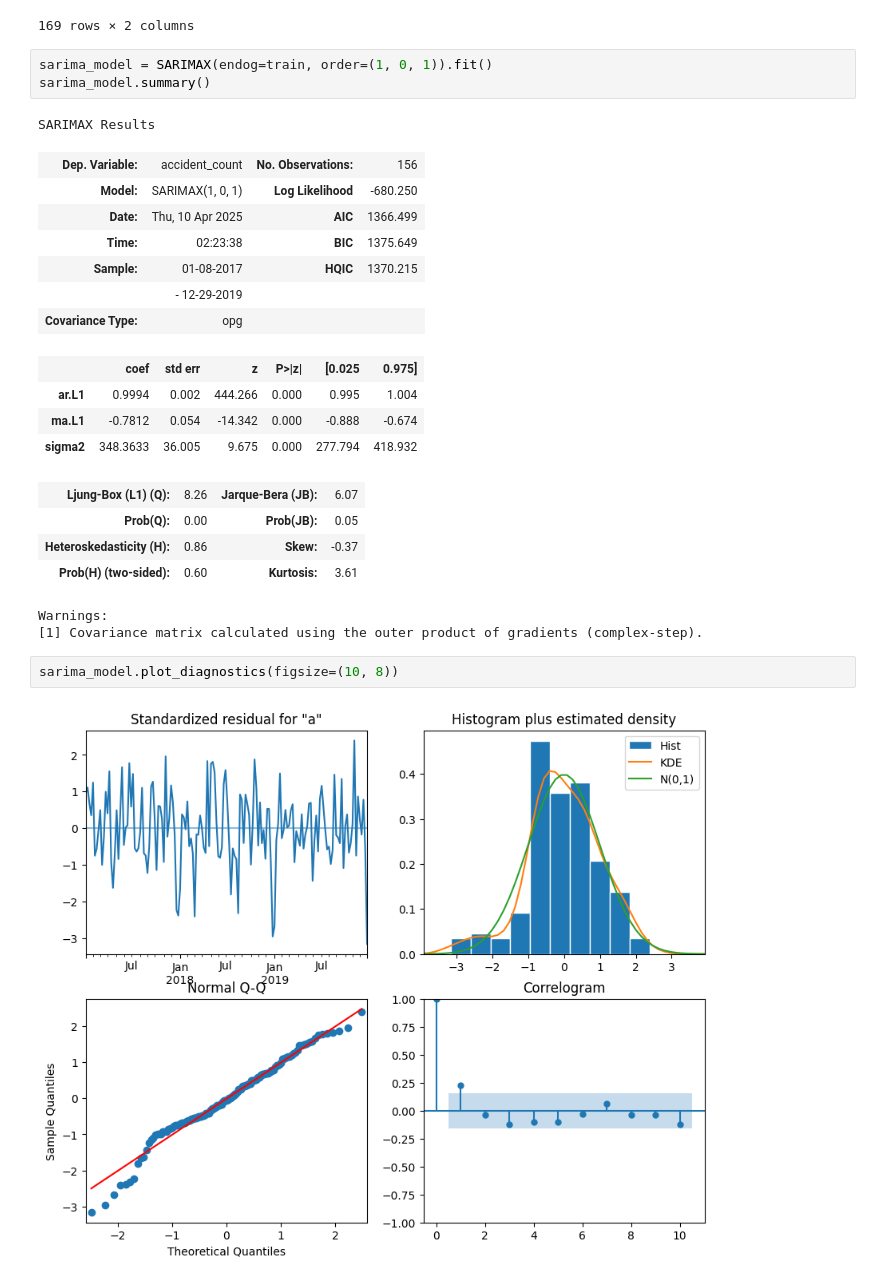
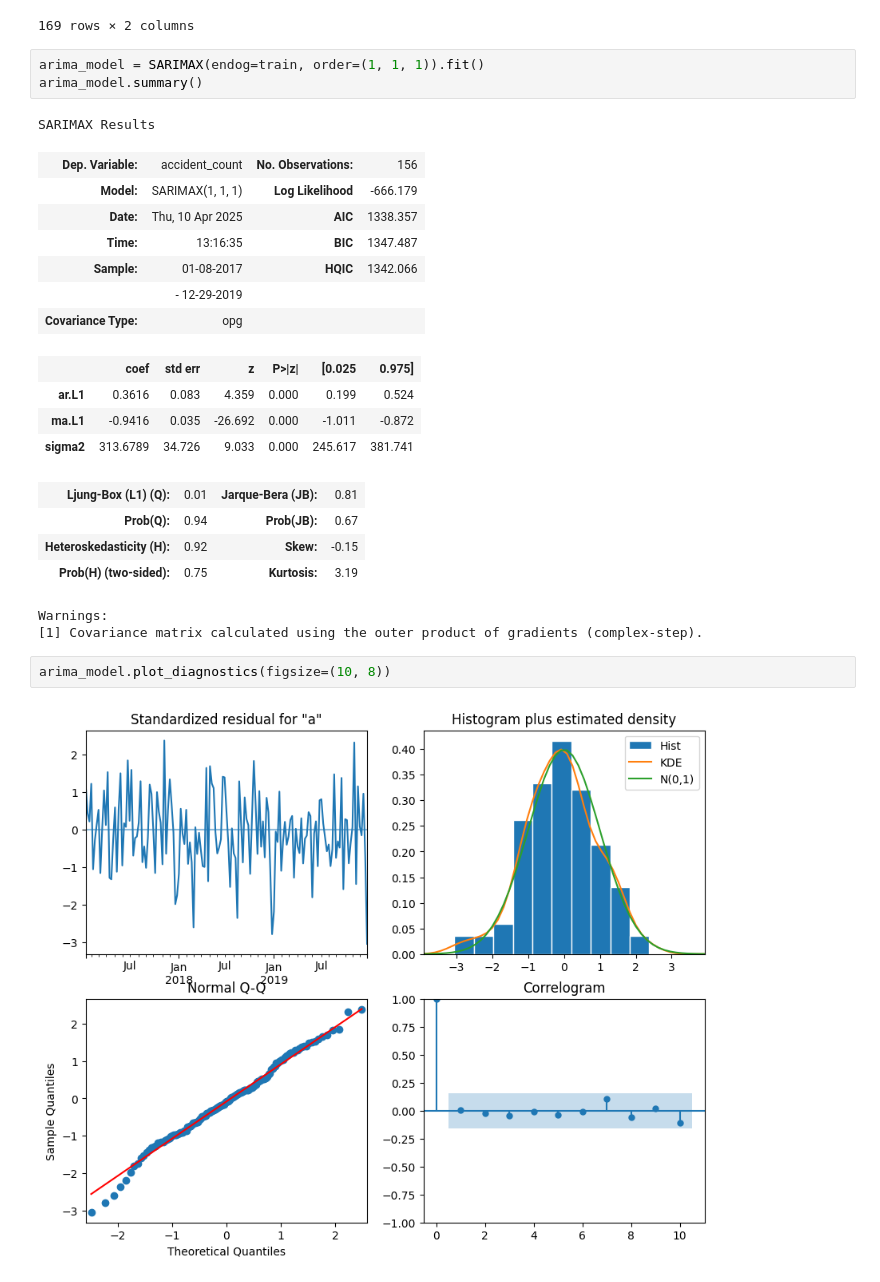
Before and after one commit to IAmSahilVerma/Accident_Database_Analysis, a Jupyter notebook: Q6.ipynb, the cells around one changed output. Drawn from its saved outputs; the diff is of its cells as text.

Commit message:
Completed time series Q8

```diff
--- a/Q6.ipynb
+++ b/Q6.ipynb
@@ -261,28 +263,28 @@ aic_df
 | 168 | (0, 0, 0, 0) | 1380.939217 |
 169 rows × 2 columns
 # %%
-sarima_model = SARIMAX(endog=train, order=(1, 0, 1)).fit()
-sarima_model.summary()
+arima_model = SARIMAX(endog=train, order=(1, 1, 1)).fit()
+arima_model.summary()
 # %% [output]
 SARIMAX Results
 | Dep. Variable: | accident_count | No. Observations: | 156 |
-| Model: | SARIMAX(1, 0, 1) | Log Likelihood | -680.250 |
-| Date: | Thu, 10 Apr 2025 | AIC | 1366.499 |
-| Time: | 02:23:38 | BIC | 1375.649 |
-| Sample: | 01-08-2017 | HQIC | 1370.215 |
+| Model: | SARIMAX(1, 1, 1) | Log Likelihood | -666.179 |
+| Date: | Thu, 10 Apr 2025 | AIC | 1338.357 |
+| Time: | 13:16:35 | BIC | 1347.487 |
+| Sample: | 01-08-2017 | HQIC | 1342.066 |
 |  | - 12-29-2019 |  |  |
 | Covariance Type: | opg |  |  |
 |  | coef | std err | z | P>|z| | [0.025 | 0.975] |
-| ar.L1 | 0.9994 | 0.002 | 444.266 | 0.000 | 0.995 | 1.004 |
-| ma.L1 | -0.7812 | 0.054 | -14.342 | 0.000 | -0.888 | -0.674 |
-| sigma2 | 348.3633 | 36.005 | 9.675 | 0.000 | 277.794 | 418.932 |
+| ar.L1 | 0.3616 | 0.083 | 4.359 | 0.000 | 0.199 | 0.524 |
+| ma.L1 | -0.9416 | 0.035 | -26.692 | 0.000 | -1.011 | -0.872 |
+| sigma2 | 313.6789 | 34.726 | 9.033 | 0.000 | 245.617 | 381.741 |
-| Ljung-Box (L1) (Q): | 8.26 | Jarque-Bera (JB): | 6.07 |
-| Prob(Q): | 0.00 | Prob(JB): | 0.05 |
-| Heteroskedasticity (H): | 0.86 | Skew: | -0.37 |
-| Prob(H) (two-sided): | 0.60 | Kurtosis: | 3.61 |
+| Ljung-Box (L1) (Q): | 0.01 | Jarque-Bera (JB): | 0.81 |
+| Prob(Q): | 0.94 | Prob(JB): | 0.67 |
+| Heteroskedasticity (H): | 0.92 | Skew: | -0.15 |
+| Prob(H) (two-sided): | 0.75 | Kurtosis: | 3.19 |
 Warnings:
 [1] Covariance matrix calculated using the outer product of gradients (complex-step).
 # %%
-sarima_model.plot_diagnostics(figsize=(10, 8))
+arima_model.plot_diagnostics(figsize=(10, 8))
 # %% [output]
-[figure, old version]
+[figure, new version]
```
Also changed, not shown: parts of 14 cells of this notebook, 3 other files.
